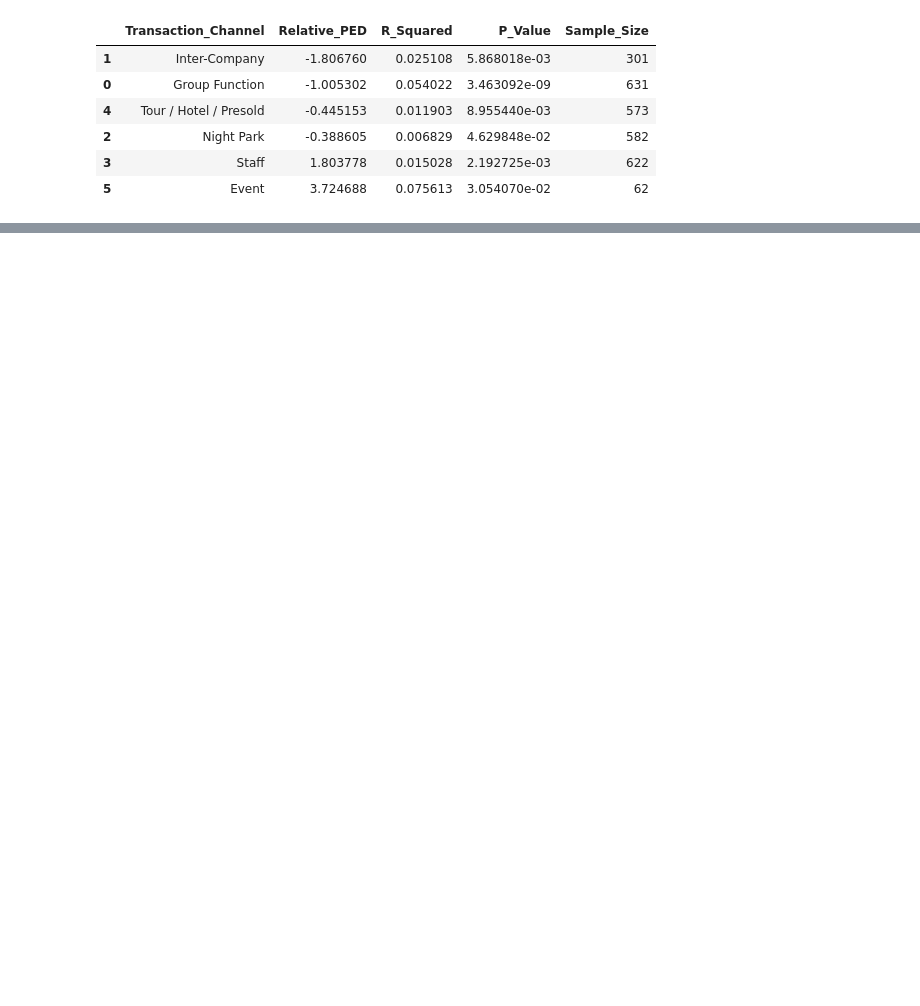
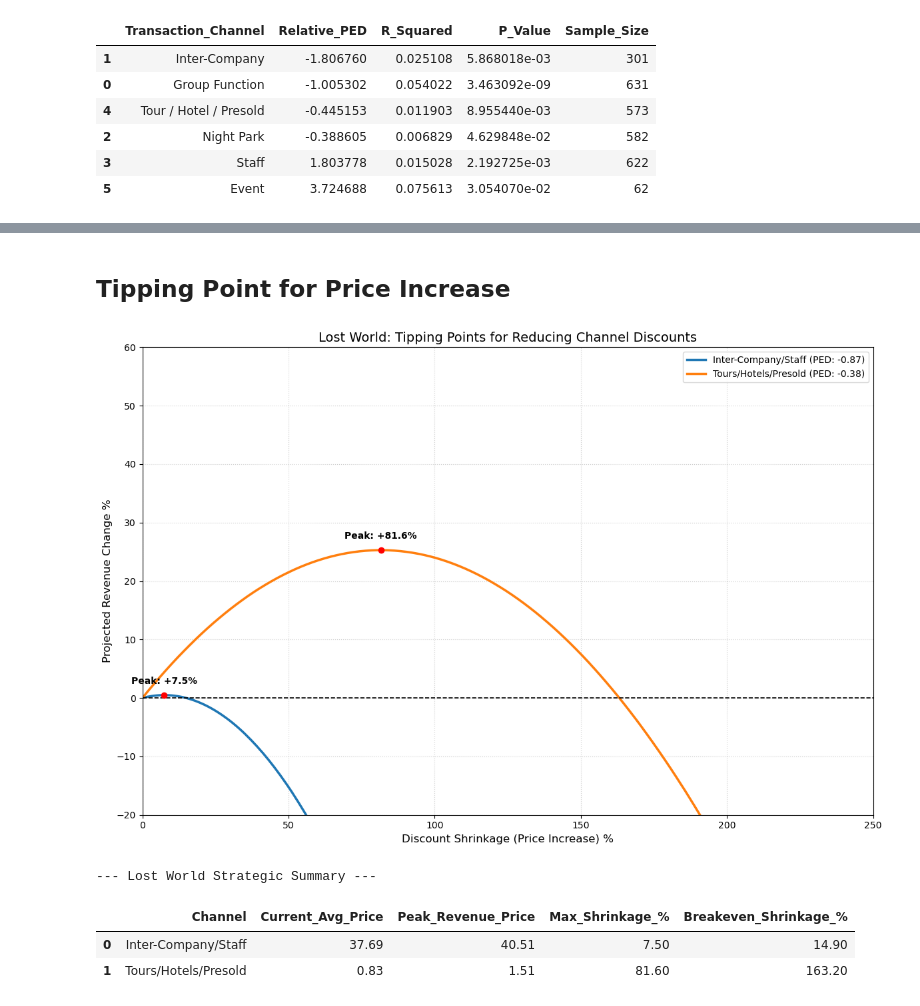
Before and after one commit to henrytansunway/sunway-theme-park, a Jupyter notebook: ped_estimation.ipynb, the cells around one changed output, grey strips where cells are left out. Drawn from its saved outputs; the diff is of its cells as text; code cells hidden in the pictures; blank space fills up the shorter version.

```diff
--- a/ped_estimation.ipynb
+++ b/ped_estimation.ipynb
@@ -370,0 +512,74 @@ print(lw_ped_results)
+# %% [markdown]
+## Tipping Point for Price Increase
+# %%
+# 1. Data Setup from your Latest Lost World Table
+# Note: Scientific notation converted to full numbers
+data_lw = {
+    'Transaction_Channel': ['Group Function', 'Hotspring', 'Inter-Company/Staff', 'Tours/Hotels/Presold'],
+    'Relative_PED': [-2.23, -1.07, -0.87, -0.38], # Relative PED values
+    'Current_Revenue': [6486853, 5571817, 399175, 736483],
+    'Mean_Price': [29.17, 8.44, 37.69, 0.83]
+}
+df_lw = pd.DataFrame(data_lw)
+
+def analyze_lwt_shrinkage(df):
+    plt.figure(figsize=(12, 8))
+
+    # Range of discount shrinkage (price increase) from 0% to 250%
+    price_changes = np.linspace(0, 2.5, 250)
+    summary = []
+
+    for idx, row in df.iterrows():
+        channel = row['Transaction_Channel']
+        ped = row['Relative_PED']
+
+        # Revenue % change formula: ((1 + ΔP)(1 + PED * ΔP) - 1) * 100
+        rev_pct_change = ((1 + price_changes) * (1 + ped * price_changes) - 1) * 100
+
+        # We focus on the inelastic channels where we can safely shrink the discount
+        if -1 < ped < 0:
+            plt.plot(price_changes * 100, rev_pct_change, label=f"{channel} (PED: {ped})", linewidth=2.5)
+
+            # Calculate the Peak (Tipping Point)
+            tp_pct = (-(1 + ped) / (2 * ped)) * 100
+            max_gain = ((1 + tp_pct/100) * (1 + ped * tp_pct/100) - 1) * 100
+
+            # Calculate the Breakeven (Where you start generating net losses compared to now)
+            breakeven_pct = (-(ped + 1) / ped) * 100
+
+            # Annotate Peak
+            plt.scatter(tp_pct, max_gain, color='red', zorder=5)
+            plt.annotate(f"Peak: +{tp_pct:.1f}%", (tp_pct, max_gain),
+                         xytext=(0,12), textcoords="offset points", ha='center', fontweight='bold')
+
+            summary.append({
+                'Channel': channel,
+                'Current_Avg_Price': row['Mean_Price'],
+                'Peak_Revenue_Price': round(row['Mean_Price'] * (1 + tp_pct/100), 2),
+                'Max_Shrinkage_%': round(tp_pct, 1),
+                'Breakeven_Shrinkage_%': round(breakeven_pct, 1)
+            })
+
+    plt.axhline(0, color='black', linewidth=1.2, linestyle='--')
+    plt.ylim(-20, 60) # Keeping the focus on the growth area
+    plt.xlim(0, 250)
+    plt.xlabel('Discount Shrinkage (Price Increase) %', fontsize=12)
+    plt.ylabel('Projected Revenue Change %', fontsize=12)
+    plt.title('Lost World: Tipping Points for Reducing Channel Discounts', fontsize=14)
+    plt.legend(loc='upper right')
+    plt.grid(True, linestyle=':', alpha=0.6)
+    plt.tight_layout()
+    plt.show()
+
+    return pd.DataFrame(summary)
+
+# Generate Results
+results_lwt = analyze_lwt_shrinkage(df_lw)
+print("\n--- Lost World Strategic Summary ---")
+results_lwt
+# %% [output]
+[figure, added]
+--- Lost World Strategic Summary ---
+|  | Channel | Current_Avg_Price | Peak_Revenue_Price | Max_Shrinkage_% | Breakeven_Shrinkage_% |
+| 0 | Inter-Company/Staff | 37.69 | 40.51 | 7.50 | 14.90 |
+| 1 | Tours/Hotels/Presold | 0.83 | 1.51 | 81.60 | 163.20 |
```
Also changed, not shown: parts of 16 cells of this notebook.
